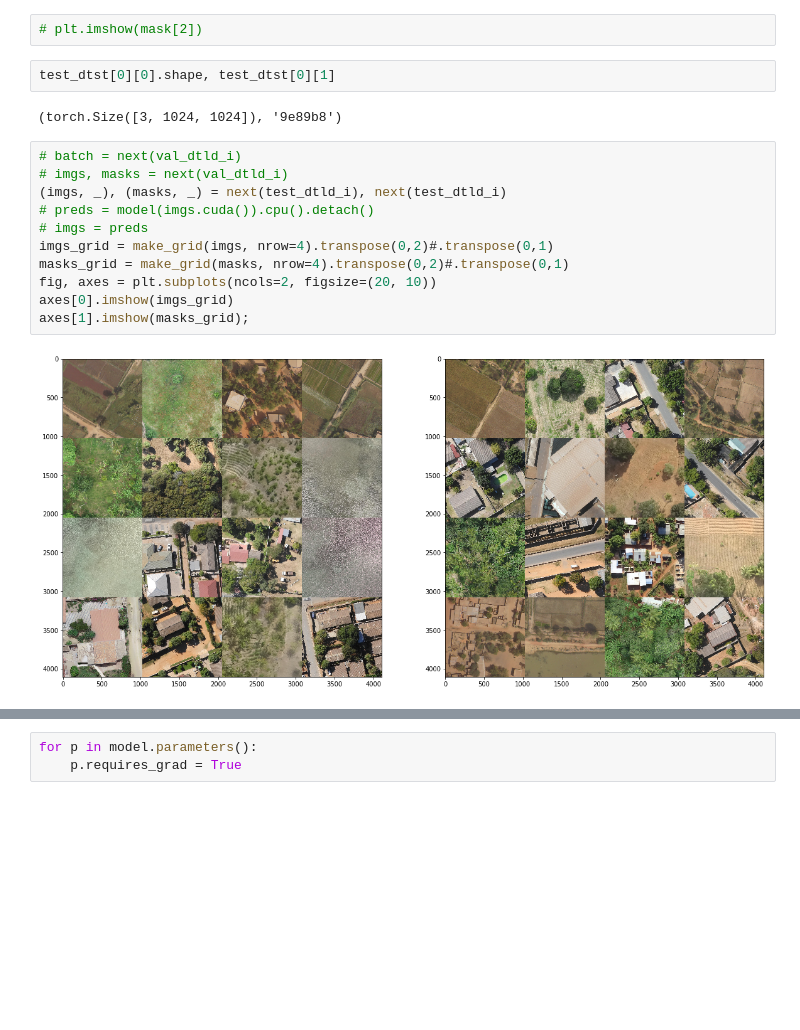
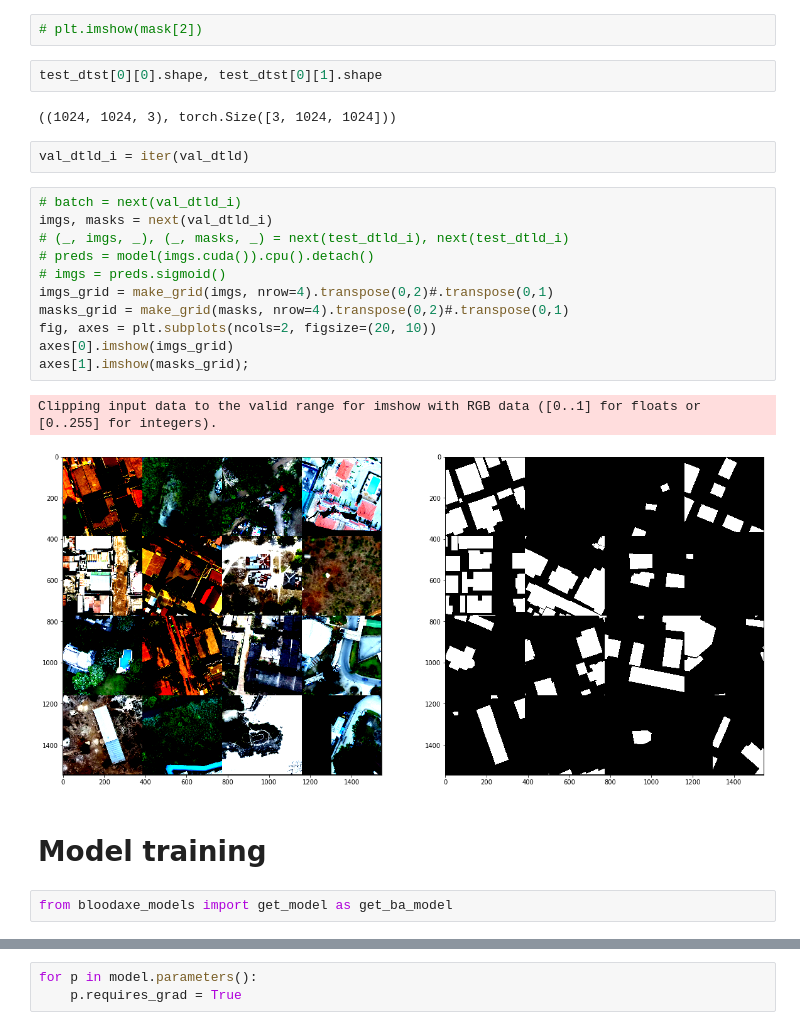
Before and after one commit to bonlime/opencities, a Jupyter notebook: 2. Model Training.ipynb, the cells around one changed output, grey strips where cells are left out. Drawn from its saved outputs; the diff is of its cells as text; blank space fills up the shorter version.

```diff
--- a/2. Model Training.ipynb
+++ b/2. Model Training.ipynb
@@ -72,21 +117,28 @@ img.shape, mask.shape
 # %%
 # plt.imshow(mask[2])
 # %%
-test_dtst[0][0].shape, test_dtst[0][1]
+test_dtst[0][0].shape, test_dtst[0][1].shape
 # %% [output]
-(torch.Size([3, 1024, 1024]), '9e89b8')
+((1024, 1024, 3), torch.Size([3, 1024, 1024]))
+# %%
+val_dtld_i = iter(val_dtld)
 # %%
 # batch = next(val_dtld_i)
-# imgs, masks = next(val_dtld_i)
-(imgs, _), (masks, _) = next(test_dtld_i), next(test_dtld_i)
+imgs, masks = next(val_dtld_i)
+# (_, imgs, _), (_, masks, _) = next(test_dtld_i), next(test_dtld_i)
 # preds = model(imgs.cuda()).cpu().detach()
-# imgs = preds
+# imgs = preds.sigmoid()
 imgs_grid = make_grid(imgs, nrow=4).transpose(0,2)#.transpose(0,1)
 masks_grid = make_grid(masks, nrow=4).transpose(0,2)#.transpose(0,1)
 fig, axes = plt.subplots(ncols=2, figsize=(20, 10))
 axes[0].imshow(imgs_grid)
 axes[1].imshow(masks_grid);
 # %% [output]
+Clipping input data to the valid range for imshow with RGB data ([0..1] for floats or [0..255] for integers).
-[figure, old version]
+[figure, new version]
+# %% [markdown]
+# Model training
+# %%
+from bloodaxe_models import get_model as get_ba_model
 # %%
 # model = pt.segmentation_models.DeepLabV3(
```
Also changed, not shown: parts of 45 cells of this notebook.
